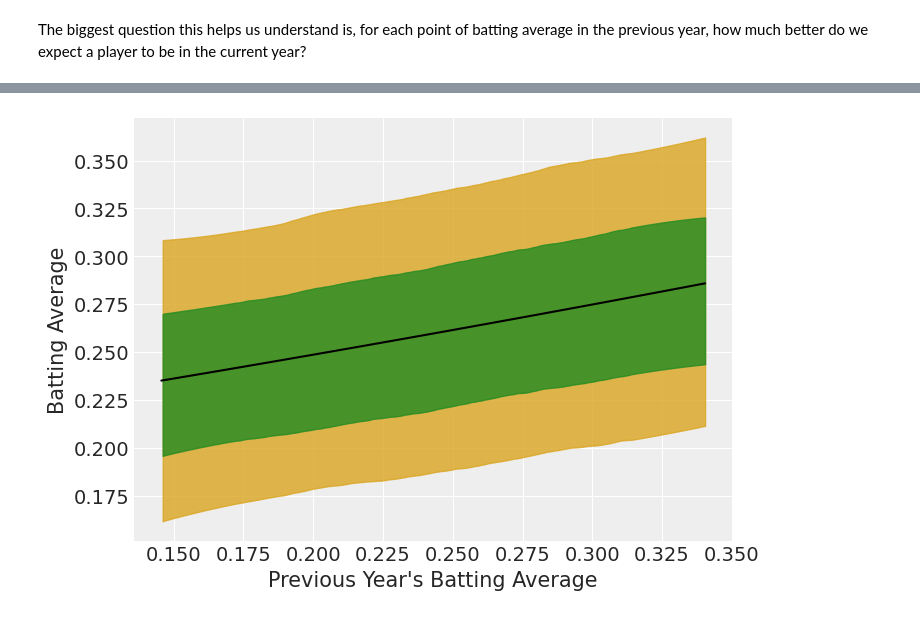
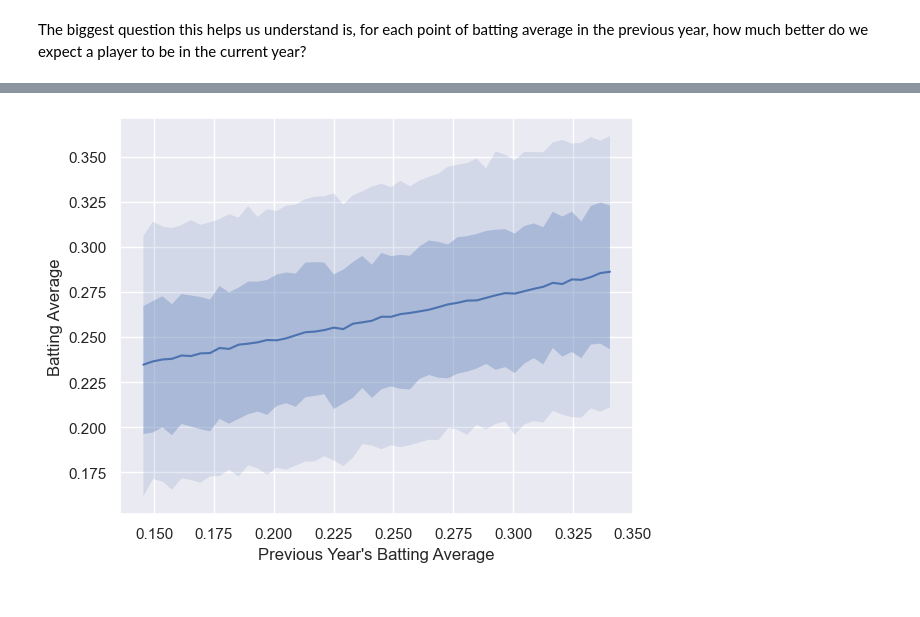
Before and after one commit to bambinos/bambi, a Jupyter notebook: docs/notebooks/beta_regression.ipynb, the cells around one changed output, grey strips where cells are left out. Saved outputs shown, nothing was run; the diff lists cells and outputs as text; code cells hidden in the pictures.

```diff
--- a/docs/notebooks/beta_regression.ipynb
+++ b/docs/notebooks/beta_regression.ipynb
@@ -348,15 +348,15 @@ Mean effect: 0.7950
-# %%
-az.plot_hdi(df_shift.batting_avg_shift, lag_fitted.posterior_predictive.batting_avg, hdi_prob=0.95, color="goldenrod", fill_kwargs={"alpha":0.8})
-az.plot_hdi(df_shift.batting_avg_shift, lag_fitted.posterior_predictive.batting_avg, hdi_prob=.68, color="forestgreen", fill_kwargs={"alpha":0.8})
-
-intercept = lag_fitted.posterior.Intercept.values.mean()
-x = np.linspace(df_shift.batting_avg_shift.min(), df_shift.batting_avg_shift.max(),100)
-linear = mean_effect * x + intercept
-plt.plot(x, expit(linear), c="black")
-plt.xlabel("Previous Year's Batting Average")
-plt.ylabel("Batting Average");
-# %% [output]
-[figure, removed]
+# %%
+p = bmb.interpret.plot_predictions(
+    model_lag,
+    lag_fitted,
+    conditional="batting_avg_shift",
+    pps=True,
+    prob=[0.68, 0.95],
+    fig_kwargs={"xlabel": "Previous Year's Batting Average", "ylabel": "Batting Average"}
+)
+p.plot(True).show()
+# %% [output]
+[figure, added]
 # %%
 %load_ext watermark
 %watermark -n -u -v -iv -w
```
Also changed, not shown: parts of 21 cells of this notebook, 6 other files.
